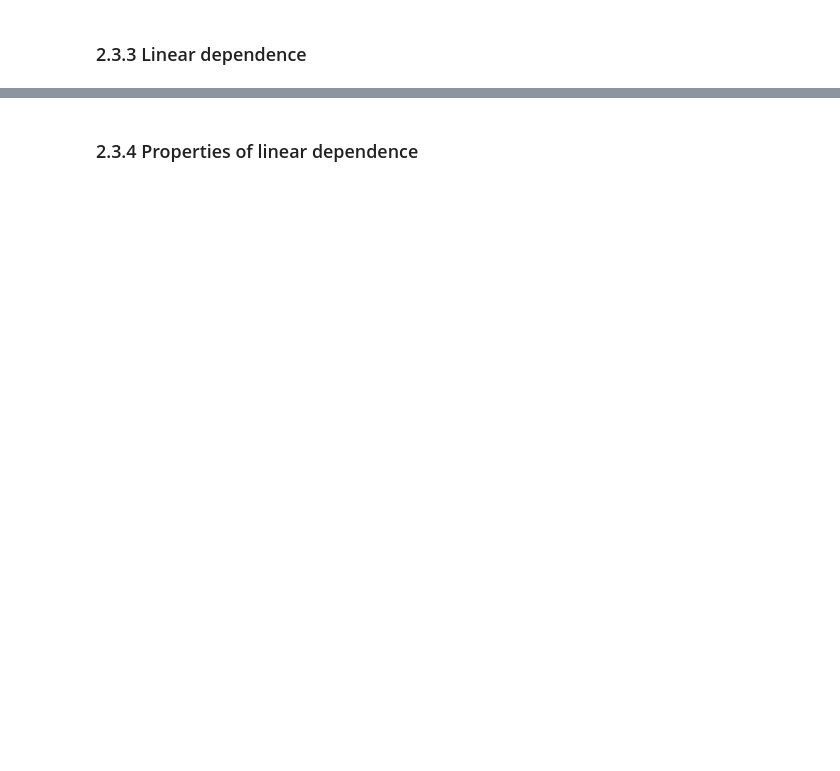
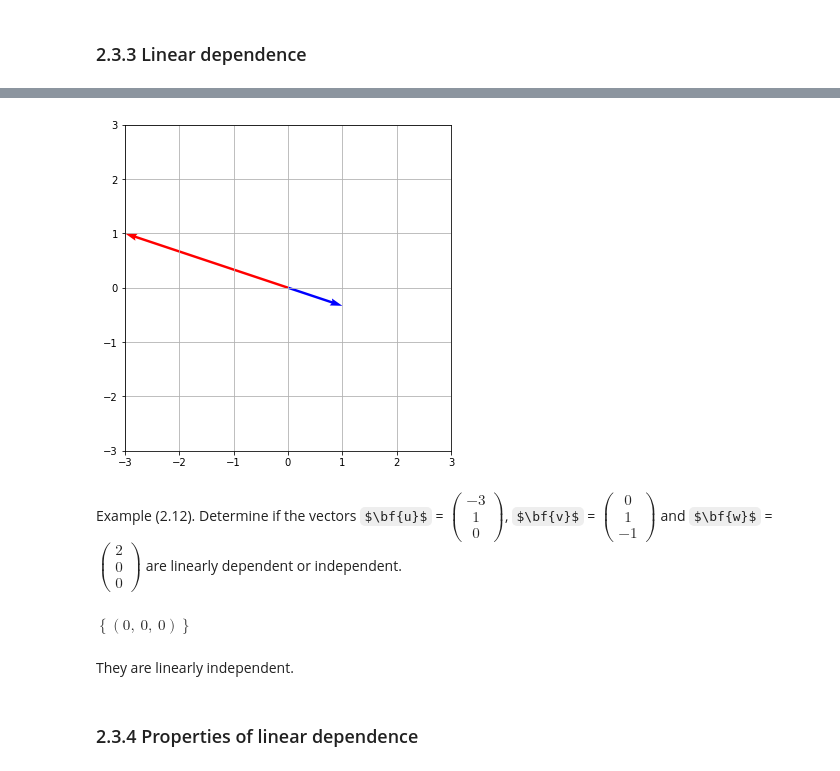
Before and after one commit to provezano/LinearAlgebraStudy, a Jupyter notebook: ch2-Euclidean Space.ipynb, the cells around one changed output, grey strips where cells are left out. Cells and saved outputs as stored; diff of their text form; code cells hidden in the pictures; some formulas as TeX source; blank space fills up the shorter version.

```diff
--- a/ch2-Euclidean Space.ipynb
+++ b/ch2-Euclidean Space.ipynb
@@ -283,0 +363,22 @@ The shortest distance from a vector $\bf{u}$ to the hyperplane $\bf{v}\bf{x} + c
+# %%
+import numpy as np
+import matplotlib.pyplot as plt
+
+V = np.array([[-3,1], [1,-1/3]])
+origin = np.array([[0, 0],[0, 0]]) # origin point
+
+fig, ax = plt.subplots(figsize=(8, 6))
+q = ax.quiver(*origin, V[:,0], V[:,1], color=['r','b'], units='xy', scale=1)
+
+plt.grid()
+ax.set_aspect('equal')
+
+plt.xlim(-3,3)
+plt.ylim(-3,3)
+
+plt.show()
+# %% [output]
+[figure, added]
+# %% [markdown]
+Example (2.12). Determine if the vectors $\bf{u}$ = $\begin{pmatrix} -3 \\ 1 \\ 0 \end{pmatrix}$,
+$\bf{v}$ = $\begin{pmatrix} 0 \\ 1 \\ -1 \end{pmatrix}$ and $\bf{w}$ = $\begin{pmatrix} 2 \\ 0 \\ 0 \end{pmatrix}$ are linearly dependent or independent.
@@ -284,2 +394,8 @@ The shortest distance from a vector $\bf{u}$ to the hyperplane $\bf{v}\bf{x} + c
+# %%
+linsolve((Matrix([u,v,w]).T, zeros(3,1)), (x, y, z))
+# %% [output]
+$\displaystyle \left\{\left( 0, \  0, \  0\right)\right\}$
+# %% [markdown]
+They are linearly independent.
 # %% [markdown]
 ### 2.3.4 Properties of linear dependence
```
Also changed, not shown: parts of 36 cells of this notebook, 1 other file.
